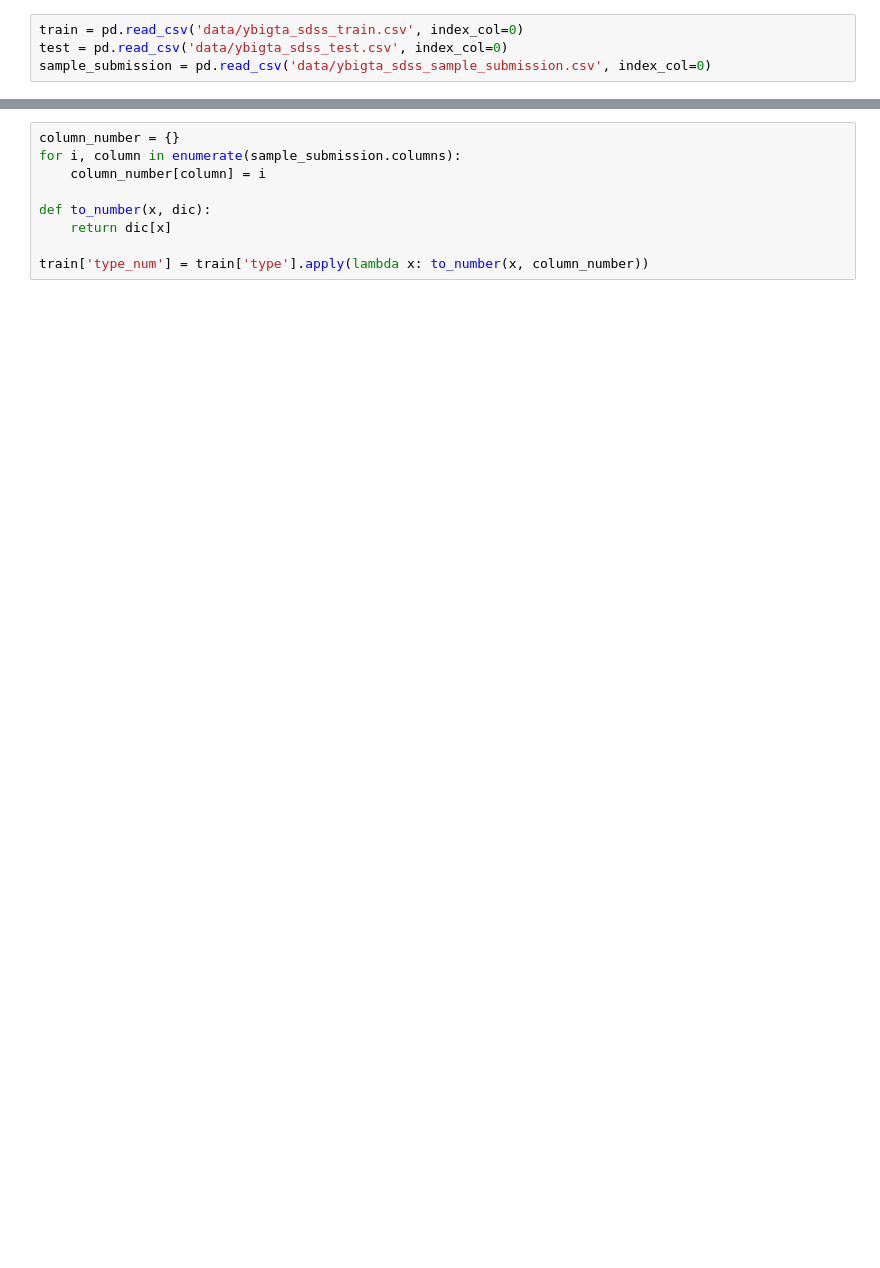
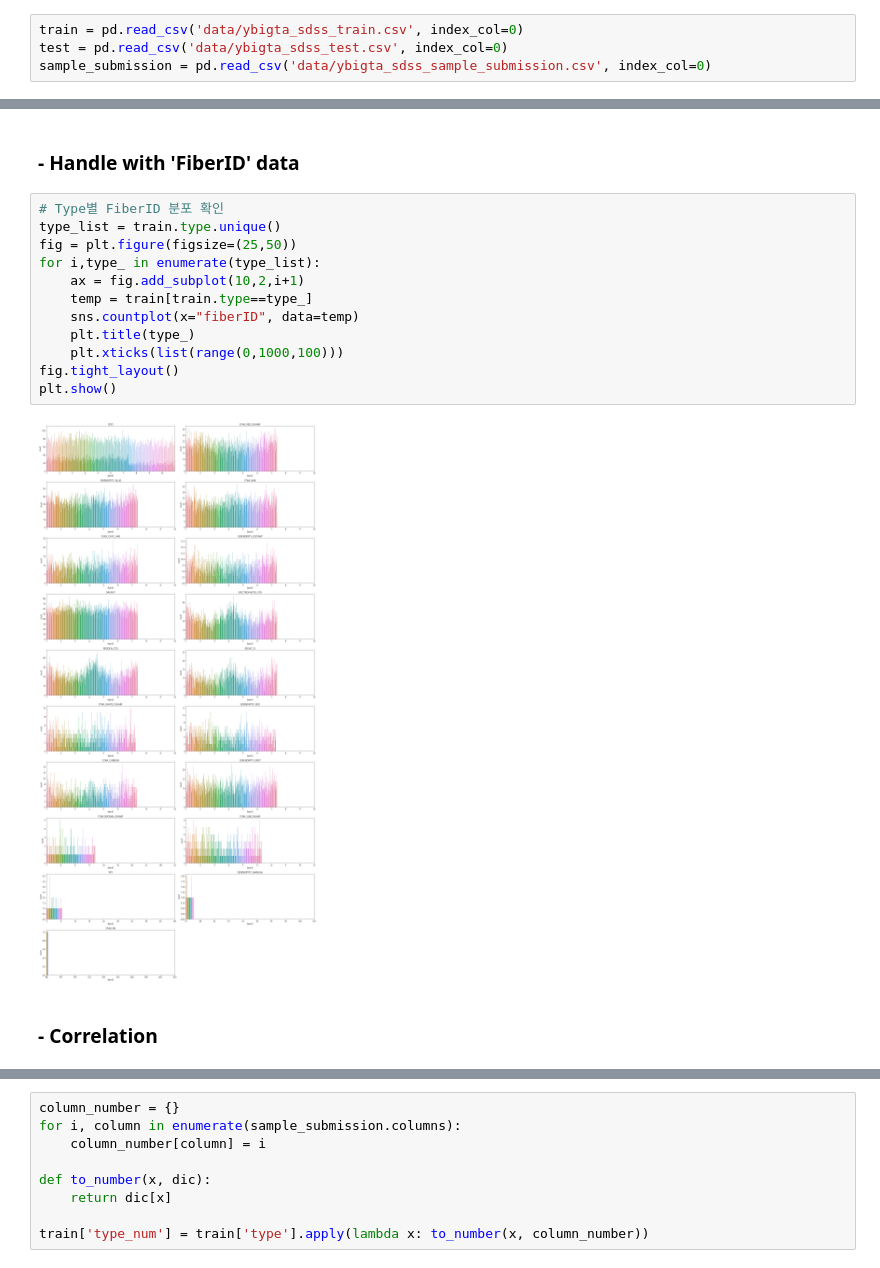
Before and after one commit to sopogen/Project_AstronomyPrediction, a Jupyter notebook: Astro_Prediction.ipynb, the cells around one changed output, grey strips where cells are left out. Cells and saved outputs as stored; diff of their text form; blank space fills up the shorter version.

```diff
--- a/Astro_Prediction.ipynb
+++ b/Astro_Prediction.ipynb
@@ -184,0 +186,18 @@ dtype: int64
+# %% [markdown]
+### - Handle with 'FiberID' data
+# %%
+# Type별 FiberID 분포 확인
+type_list = train.type.unique()
+fig = plt.figure(figsize=(25,50))
+for i,type_ in enumerate(type_list):
+    ax = fig.add_subplot(10,2,i+1)
+    temp = train[train.type==type_]
+    sns.countplot(x="fiberID", data=temp)
+    plt.title(type_)
+    plt.xticks(list(range(0,1000,100)))
+fig.tight_layout()
+plt.show()
+# %% [output]
+[figure, added]
+# %% [markdown]
+### - Correlation
```
Also changed, not shown: parts of 49 cells of this notebook.
